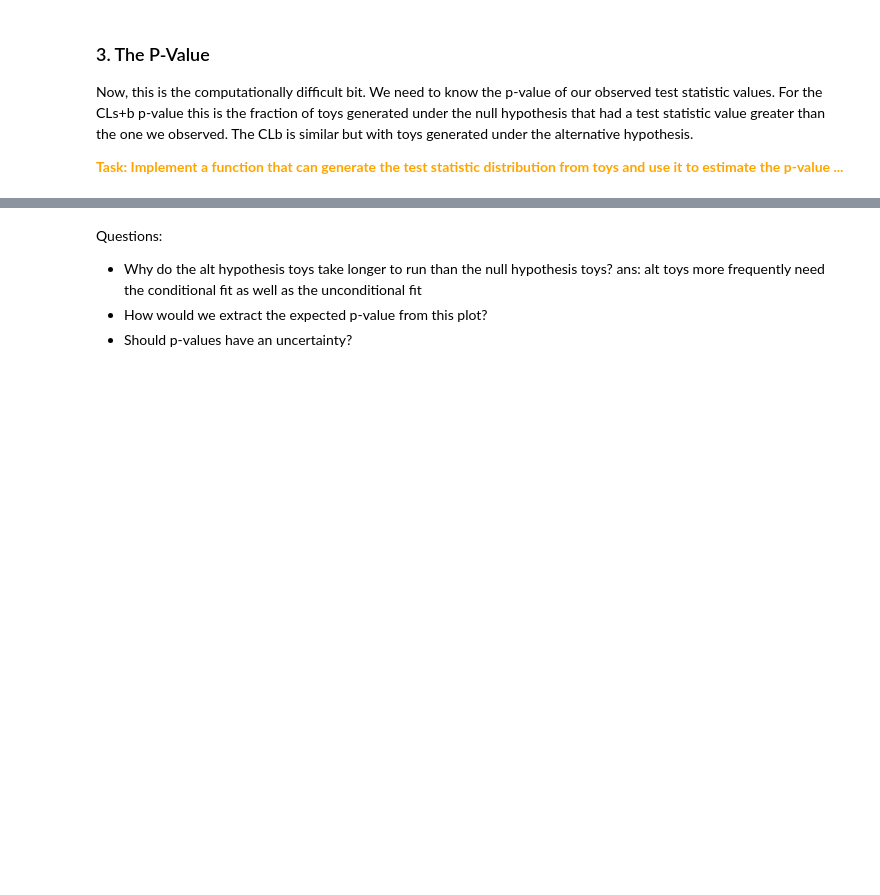
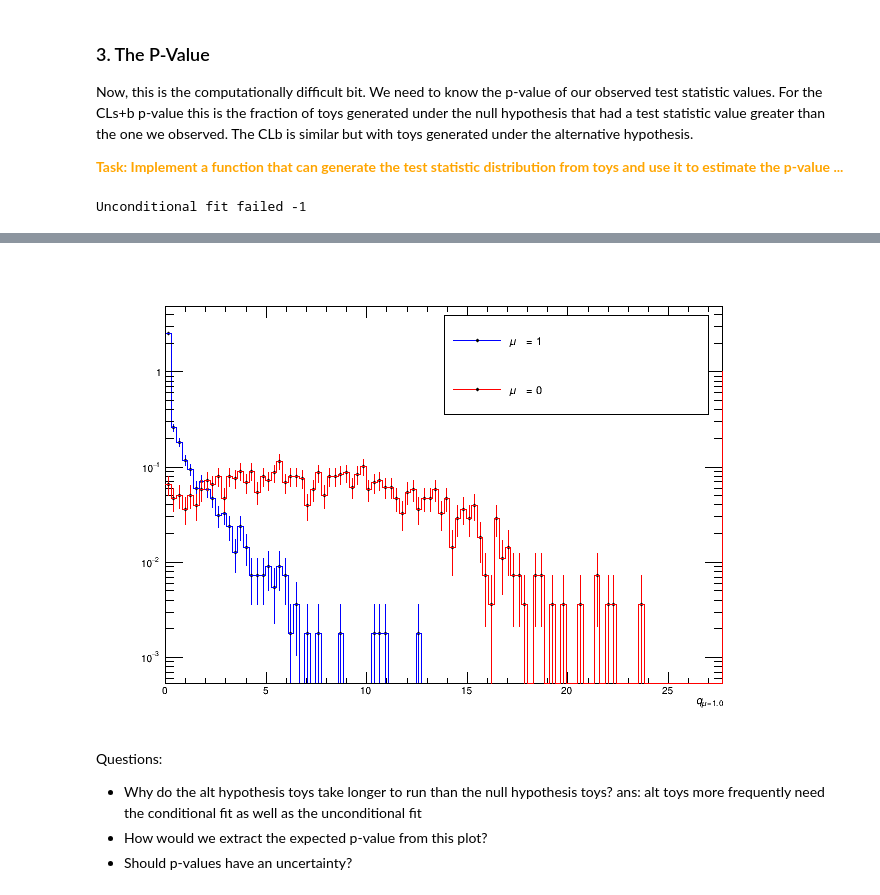
Before and after one commit to will-cern/ralstats, a Jupyter notebook: Main.ipynb, the cells around one changed output, grey strips where cells are left out. Cells and saved outputs as stored; diff of their text form; code cells hidden in the pictures; blank space fills up the shorter version.

```diff
--- a/Main.ipynb
+++ b/Main.ipynb
@@ -184,4 +221,7 @@ nullHist.SetLineColor(ROOT.kBlue);altHist.SetLineColor(ROOT.kRed)
 myPlot.cd(); myPlot.SetLogy()
 nullHist.DrawClone("histe");altHist.DrawClone("histe same")
 myPlot.BuildLegend()
+l = ROOT.TLine();l.SetLineWidth(2);l.DrawLine(obs_plls.GetPointY(5),0,obs_plls.GetPointY(5),1) # obs ts value
 myPlot.Draw()
+# %% [output]
+Unconditional fit failed -1
@@ -188,3 +229,4 @@ myPlot.Draw()
+[figure, added]
 # %% [markdown]
 Questions:
 
```
Also changed, not shown: parts of 35 cells of this notebook, 1 other file.
